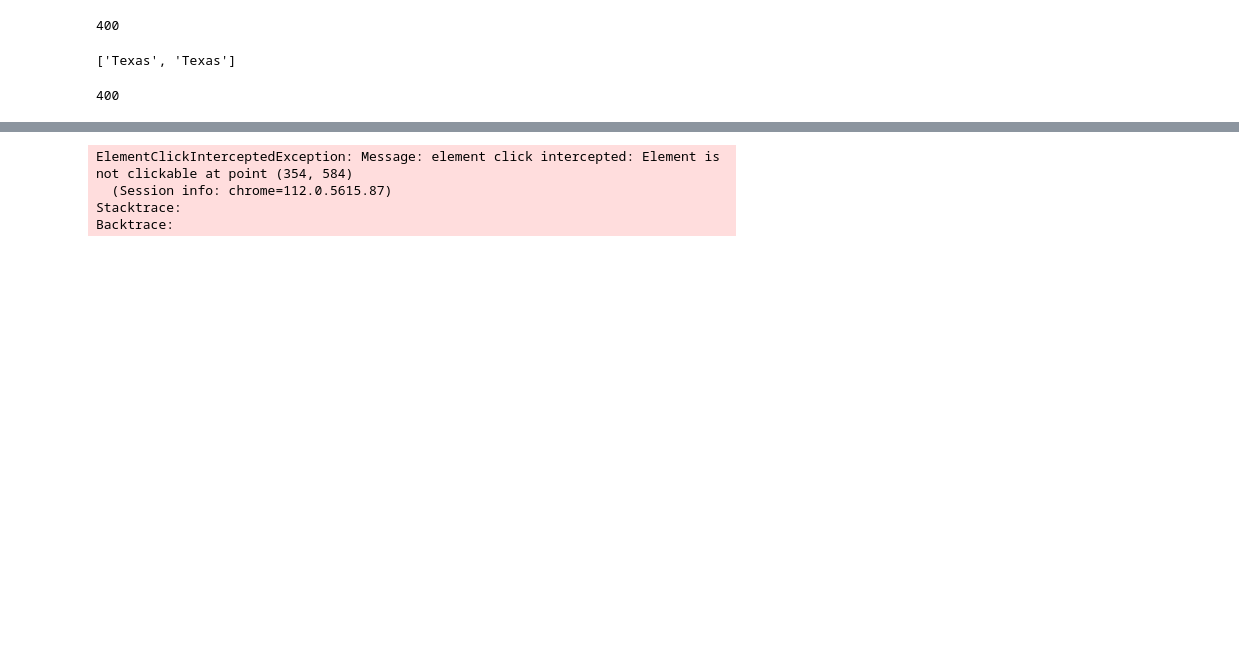
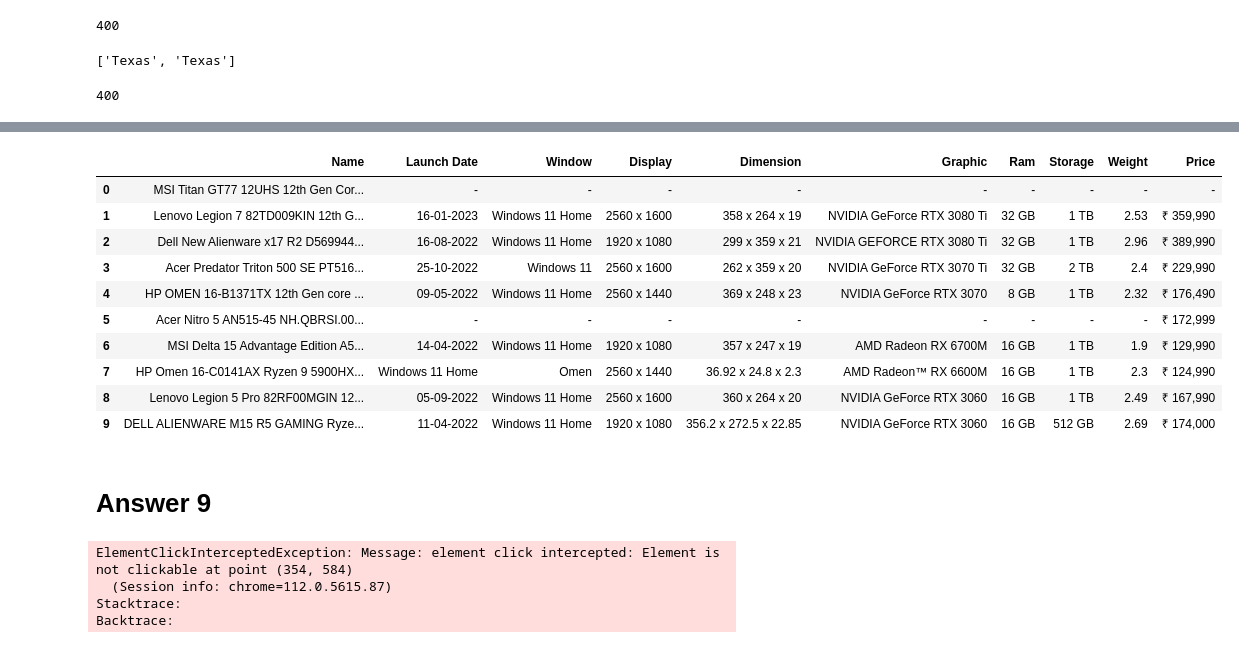
Before and after one commit to rzt1995/Internship, a Jupyter notebook: Assignment__3.ipynb, the cells around one changed output, grey strips where cells are left out. Saved outputs shown, nothing was run; the diff lists cells and outputs as text; code cells hidden in the pictures; blank space fills up the shorter version.

```diff
--- a/Assignment__3.ipynb
+++ b/Assignment__3.ipynb
@@ -136,13 +140,32 @@ name
  'Blue Star 1 Ton 5 Star Convertible 5 in 1 Cooling Inverter Split AC (Copper, Multi Sensors, Stabalizer Free Operation, Dust Filters, Smart Ready, Blue Fins, Self Diagnosis, 2023Model, IC512YNU,White ...
  'Panasonic 2 Ton 3 Star Wi-Fi Inverter Smart Split AC (Copper Condenser, 7 in 1 Convertible with additional AI Mode, PM 0.1 Air Purification Filter, CS/CU-SU24YKYWA,2023 Model, White)',
  'Panasonic 1.5 Ton 4 Star Wi-Fi Inverter Smart Split AC (Copper Condenser, 7 in 1 Convertible with additional AI Mode, 4 Way Swing, PM 0.1 Air Purification Filter, CS/CU-NU18YKY4W,2023 Model, White)' ...
+# %%
+price=[]
+returnss=[]
+expected=[]
+avails=[]
 # %%
-price=[]
 for i in product_url:
     driver.get(i)
     try:
-        price_p=driver.find_element(By.XPATH,'/html/body/div[2]/div[2]/div[5]/div[3]/div[4]/div[10]/div[3]/div[1]/span[2]/span[2]')
-        price.append(price_p.text)
+        prices=driver.find_element(By.XPATH,'/html/body/div[2]/div[2]/div[5]/div[3]/div[4]/div[9]/div[3]/div[1]/span[2]/span[2]/span[2]')
+        price.append(prices.text)
     except NoSuchElementException:
         price.append('-')
+    try:
+        returns=driver.find_element(By.XPATH,'/html/body/div[2]/div[2]/div[5]/div[3]/div[4]/div[21]/div[2]/div/div/div/div[2]/div/ol/li[2]/div/span/div[2]/a')
+        returnss.append(returns.text)
+    except NoSuchElementException:
+        returnss.append('-')
+    try:
+        expectedd=driver.find_element(By.XPATH,'/html/body/div[2]/div[2]/div[5]/div[3]/div[1]/div[3]/div/div[1]/div/div[1]/div/div/div[2]/div/div[2]/div/form/div/div/div[2]/div[9]/div[1]/div/div/div/span/span')
+        expected.append(expectedd.text)
+    except NoSuchElementException:
+        expected.append('-')
+    try:
+        availss=driver.find_element(By.XPATH,'/html/body/div[2]/div[2]/div[5]/div[3]/div[1]/div[3]/div/div[1]/div/div[1]/div/div/div[2]/div/div[2]/div/form/div/div/div[4]/div/div[1]/span')
+        avails.append(availss.text)
+    except NoSuchElementException:
+        avails.append('-')
 # %%
@@ -499,9 +541,9 @@ lap=driver.find_element(By.XPATH,'/html/body/div[7]/div/div[2]/div[2]/div[3]/ul/
 lap.click()
 # %%
 product_url=[]
-url=driver.find_elements(By.XPATH,'a')
+url=driver.find_elements(By.XPATH,'//span[@class="datahreflink spec"]')
 for i in url:
-    product_url.append(i.get_attribute('href'))
+    product_url.append(i.get_attribute('data-href'))
 # %%
 product_url
 # %% [output]
@@ -508,0 +560,11 @@ product_url
+# %%
+name=[]
+window=[]
+display=[]
+ram=[]
+graphic=[]
+storage=[]
+date=[]
+weight=[]
+dimension=[]
+prize=[]
@@ -509,3 +672,21 @@ product_url
+# %%
+
+df=pd.DataFrame({'Name':name,'Launch Date':date,'Window':window,'Display':display,'Dimension':dimension,'Graphic':graphic,'Ram':ram,'Storage':storage,'Weight':weight,'Price':prize})
+df
+# %% [output]
+|  | Name | Launch Date | Window | Display | Dimension | Graphic | Ram | Storage | Weight | Price |
+| 0 | MSI Titan GT77 12UHS 12th Gen Cor... | - | - | - | - | - | - | - | - | - |
+| 1 | Lenovo Legion 7 82TD009KIN 12th G... | 16-01-2023 | Windows 11 Home | 2560 x 1600 | 358 x 264 x 19 | NVIDIA GeForce RTX 3080 Ti | 32 GB | 1 TB | 2.53 | ₹ 359,990 |
+| 2 | Dell New Alienware x17 R2 D569944... | 16-08-2022 | Windows 11 Home | 1920 x 1080 | 299 x 359 x 21 | NVIDIA GEFORCE RTX 3080 Ti | 32 GB | 1 TB | 2.96 | ₹ 389,990 |
+| 3 | Acer Predator Triton 500 SE PT516... | 25-10-2022 | Windows 11 | 2560 x 1600 | 262 x 359 x 20 | NVIDIA GeForce RTX 3070 Ti | 32 GB | 2 TB | 2.4 | ₹ 229,990 |
+| 4 | HP OMEN 16-B1371TX 12th Gen core ... | 09-05-2022 | Windows 11 Home | 2560 x 1440 | 369 x 248 x 23 | NVIDIA GeForce RTX 3070 | 8 GB | 1 TB | 2.32 | ₹ 176,490 |
+| 5 | Acer Nitro 5 AN515-45 NH.QBRSI.00... | - | - | - | - | - | - | - | - | ₹ 172,999 |
+| 6 | MSI Delta 15 Advantage Edition A5... | 14-04-2022 | Windows 11 Home | 1920 x 1080 | 357 x 247 x 19 | AMD Radeon RX 6700M | 16 GB | 1 TB | 1.9 | ₹ 129,990 |
+| 7 | HP Omen 16-C0141AX Ryzen 9 5900HX... | Windows 11 Home | Omen | 2560 x 1440 | 36.92 x 24.8 x 2.3 | AMD Radeon™ RX 6600M | 16 GB | 1 TB | 2.3 | ₹ 124,990 |
+| 8 | Lenovo Legion 5 Pro 82RF00MGIN 12... | 05-09-2022 | Windows 11 Home | 2560 x 1600 | 360 x 264 x 20 | NVIDIA GeForce RTX 3060 | 16 GB | 1 TB | 2.49 | ₹ 167,990 |
+| 9 | DELL ALIENWARE M15 R5 GAMING Ryze... | 11-04-2022 | Windows 11 Home | 1920 x 1080 | 356.2 x 272.5 x 22.85 | NVIDIA GeForce RTX 3060 | 16 GB | 512 GB | 2.69 | ₹ 174,000 |
+# %% [markdown]
+# Answer 9
 # %%
 driver=webdriver.Chrome(r"chromedriver.exe")
 # %%
```
Also changed, not shown: parts of 20 cells of this notebook.
